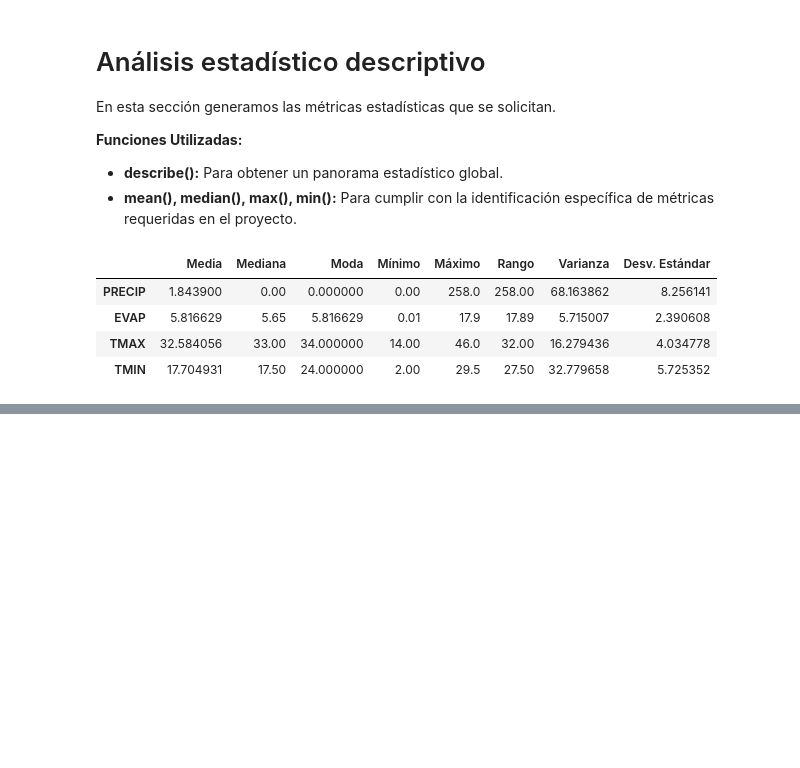
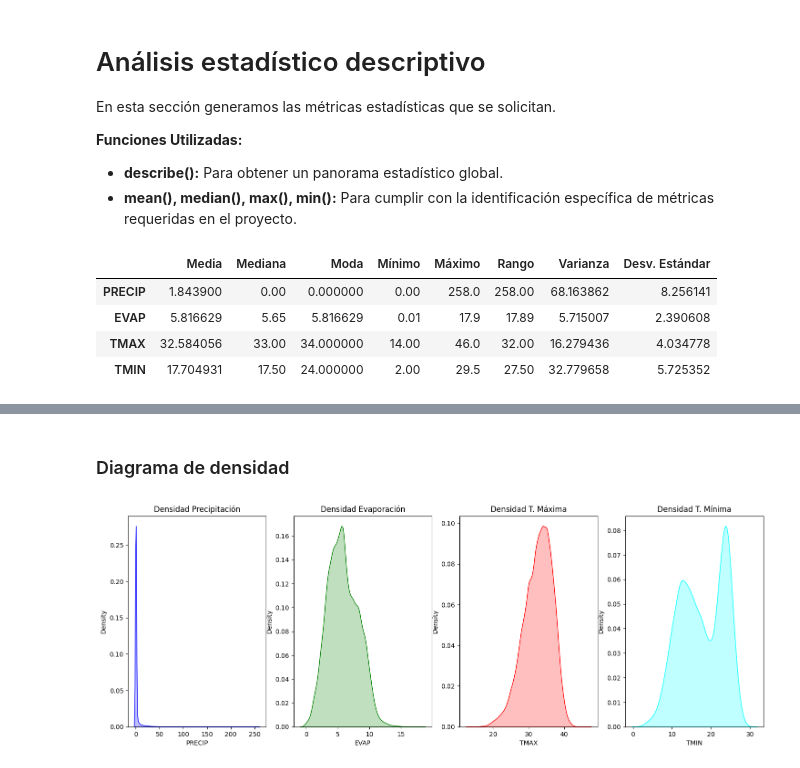
Before and after one commit to LuisArchuleta/CDD, a Jupyter notebook: Modulo_3/EDA.ipynb, the cells around one changed output, grey strips where cells are left out. Cells and saved outputs as stored; diff of their text form; code cells hidden in the pictures; blank space fills up the shorter version.

```diff
--- a/Modulo_3/EDA.ipynb
+++ b/Modulo_3/EDA.ipynb
@@ -442,0 +443,28 @@ graficar_datos(df)
+# %% [markdown]
+### Diagrama de densidad
+# %%
+import seaborn as sns
+def diagrama_densidad(df_temp):
+    cols = ['PRECIP', 'EVAP', 'TMAX', 'TMIN']
+    #Pasar las columnas a numerico para poder crear el diagrama
+    df_final[cols] = df_final[cols].apply(pd.to_numeric, errors='coerce')
+
+    fig, axes = plt.subplots(1, 4, figsize=(18, 6))
+
+    sns.kdeplot(df_temp['PRECIP'], fill=True, ax=axes[0], color="blue")
+    axes[0].set_title("Densidad Precipitación")
+
+    sns.kdeplot(df_temp['EVAP'], fill=True, ax=axes[1], color="green")
+    axes[1].set_title("Densidad Evaporación")
+
+    sns.kdeplot(df_temp['TMAX'], fill=True, ax=axes[2], color="red")
+    axes[2].set_title("Densidad T. Máxima")
+
+    sns.kdeplot(df_temp['TMIN'], fill=True, ax=axes[3], color="cyan")
+    axes[3].set_title("Densidad T. Mínima")
+
+    plt.show()
+
+diagrama_densidad(df)
+# %% [output]
+[figure, added]
```
Also changed, not shown: parts of 11 cells of this notebook.
